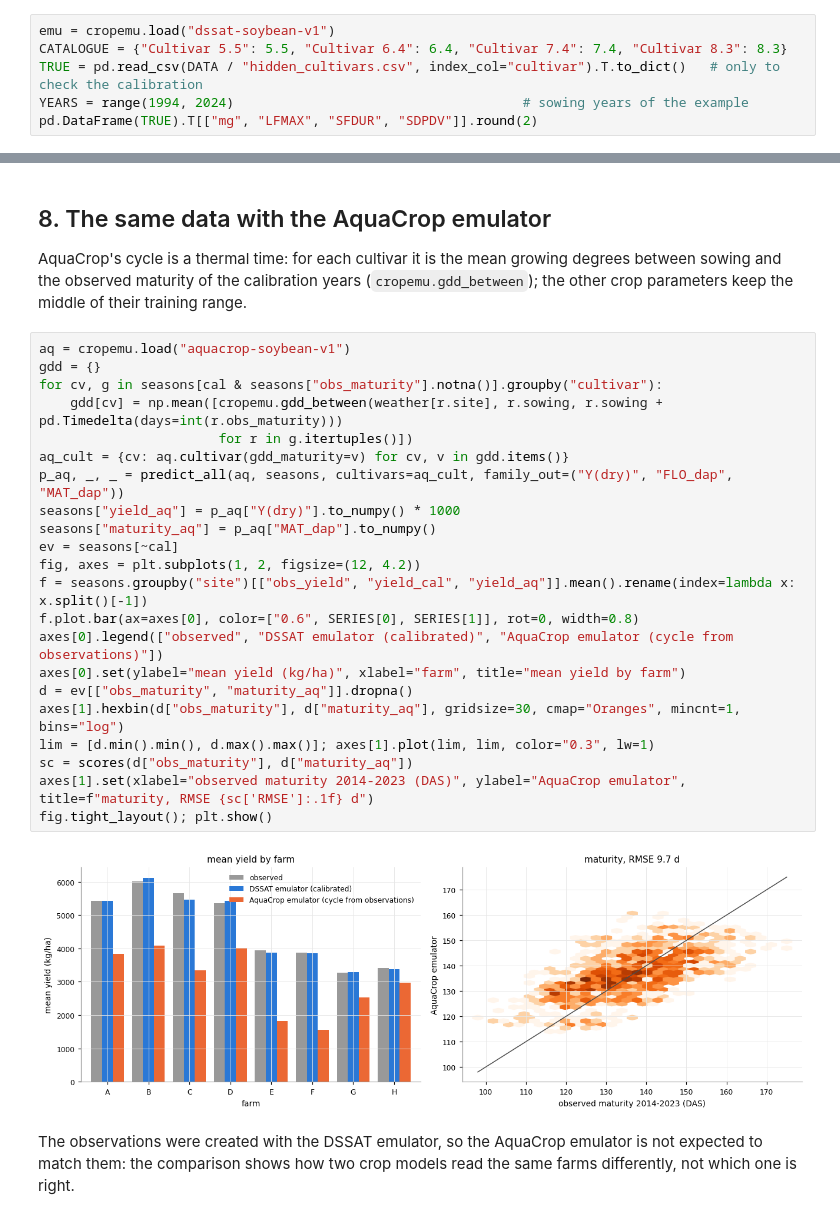
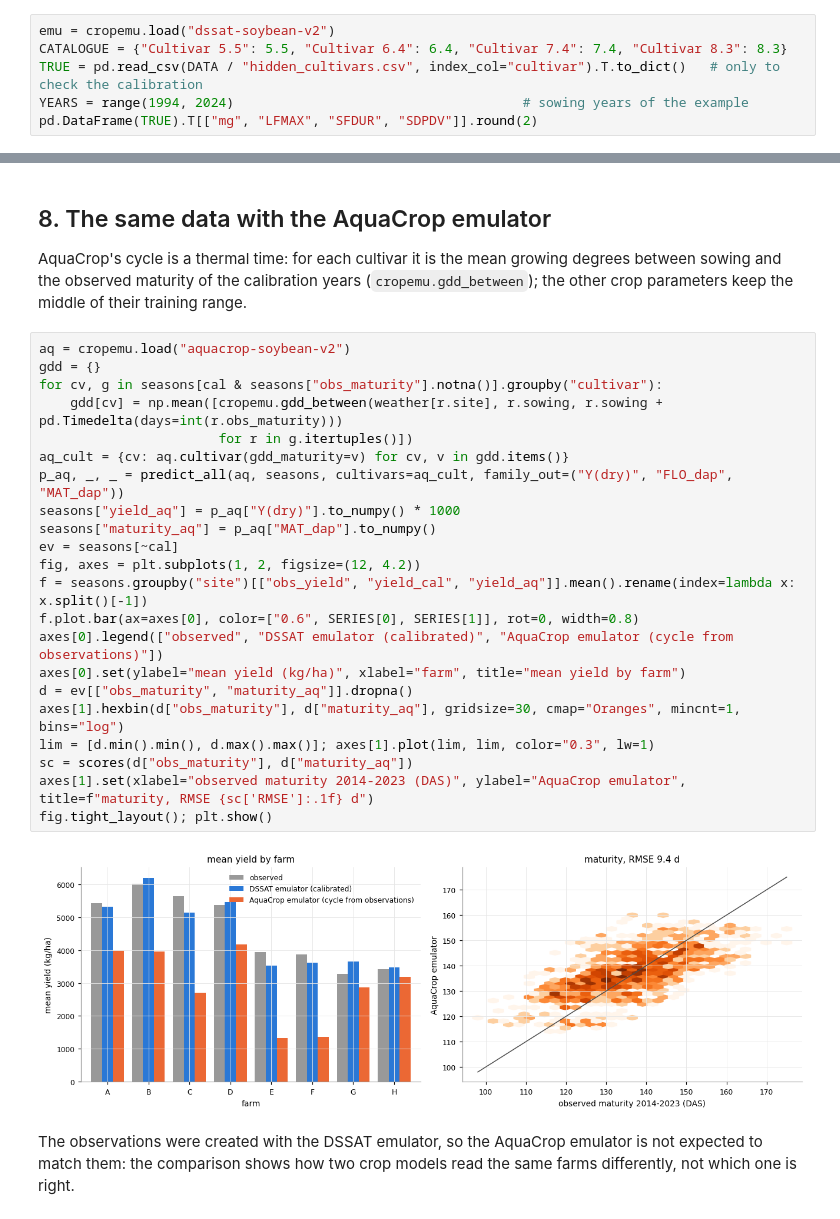
Before and after one commit to fcoliveira-utfpr/emulator_crop, a Jupyter notebook: examples/your_data.ipynb, the cells around one changed output, grey strips where cells are left out. Drawn from its saved outputs; the diff is of its cells as text.

```diff
--- a/examples/your_data.ipynb
+++ b/examples/your_data.ipynb
@@ -127,7 +127,7 @@ print((DATA / "clima_H.csv").read_text().splitlines()[:3])
 ['clima_A.csv', 'clima_B.csv', 'clima_C.csv', 'clima_D.csv', 'clima_E.csv', 'clima_F.csv', 'clima_G.csv', 'clima_H.csv', 'hidden_cultivars.csv', 'locais.csv', 'safras.csv', 'solo.csv']
 ['data;radiacao (W/m2);tmax (C);tmin (C);chuva (mm);umidade (%);vento (m/s)', '01/01/1993;334,0;33,4;20,0;0,0;56,0;1,6', '02/01/1993;233,0;29,4;22,3;13,1;92,0;1,6']
 # %%
-emu = cropemu.load("dssat-soybean-v1")
+emu = cropemu.load("dssat-soybean-v2")
 CATALOGUE = {"Cultivar 5.5": 5.5, "Cultivar 6.4": 6.4, "Cultivar 7.4": 7.4, "Cultivar 8.3": 8.3}
 TRUE = pd.read_csv(DATA / "hidden_cultivars.csv", index_col="cultivar").T.to_dict()   # only to check the calibration
 YEARS = range(1994, 2024)                                     # sowing years of the example
@@ -439,29 +439,29 @@ AquaCrop's cycle is a thermal time: for each cultivar it is the mean growing deg
 and the observed maturity of the calibration years (`cropemu.gdd_between`); the other crop
 parameters keep the middle of their training range.
 # %%
-aq = cropemu.load("aquacrop-soybean-v1")
+aq = cropemu.load("aquacrop-soybean-v2")
 gdd = {}
 for cv, g in seasons[cal & seasons["obs_maturity"].notna()].groupby("cultivar"):
     gdd[cv] = np.mean([cropemu.gdd_between(weather[r.site], r.sowing, r.sowing + pd.Timedelta(days=int(r.obs_maturity)))
                        for r in g.itertuples()])
 aq_cult = {cv: aq.cultivar(gdd_maturity=v) for cv, v in gdd.items()}
 p_aq, _, _ = predict_all(aq, seasons, cultivars=aq_cult, family_out=("Y(dry)", "FLO_dap", "MAT_dap"))
 seasons["yield_aq"] = p_aq["Y(dry)"].to_numpy() * 1000
 seasons["maturity_aq"] = p_aq["MAT_dap"].to_numpy()
 ev = seasons[~cal]
 fig, axes = plt.subplots(1, 2, figsize=(12, 4.2))
 f = seasons.groupby("site")[["obs_yield", "yield_cal", "yield_aq"]].mean().rename(index=lambda x: x.split()[-1])
 f.plot.bar(ax=axes[0], color=["0.6", SERIES[0], SERIES[1]], rot=0, width=0.8)
 axes[0].legend(["observed", "DSSAT emulator (calibrated)", "AquaCrop emulator (cycle from observations)"])
 axes[0].set(ylabel="mean yield (kg/ha)", xlabel="farm", title="mean yield by farm")
 d = ev[["obs_maturity", "maturity_aq"]].dropna()
 axes[1].hexbin(d["obs_maturity"], d["maturity_aq"], gridsize=30, cmap="Oranges", mincnt=1, bins="log")
 lim = [d.min().min(), d.max().max()]; axes[1].plot(lim, lim, color="0.3", lw=1)
 sc = scores(d["obs_maturity"], d["maturity_aq"])
 axes[1].set(xlabel="observed maturity 2014-2023 (DAS)", ylabel="AquaCrop emulator", title=f"maturity, RMSE {sc['RMSE']:.1f} d")
 fig.tight_layout(); plt.show()
 # %% [output]
-[figure, old version]
+[figure, new version]
 # %% [markdown]
 The observations were created with the DSSAT emulator, so the AquaCrop emulator is not expected to
 match them: the comparison shows how two crop models read the same farms differently, not which
```
Also changed, not shown: parts of 8 cells of this notebook, 41 other files.
